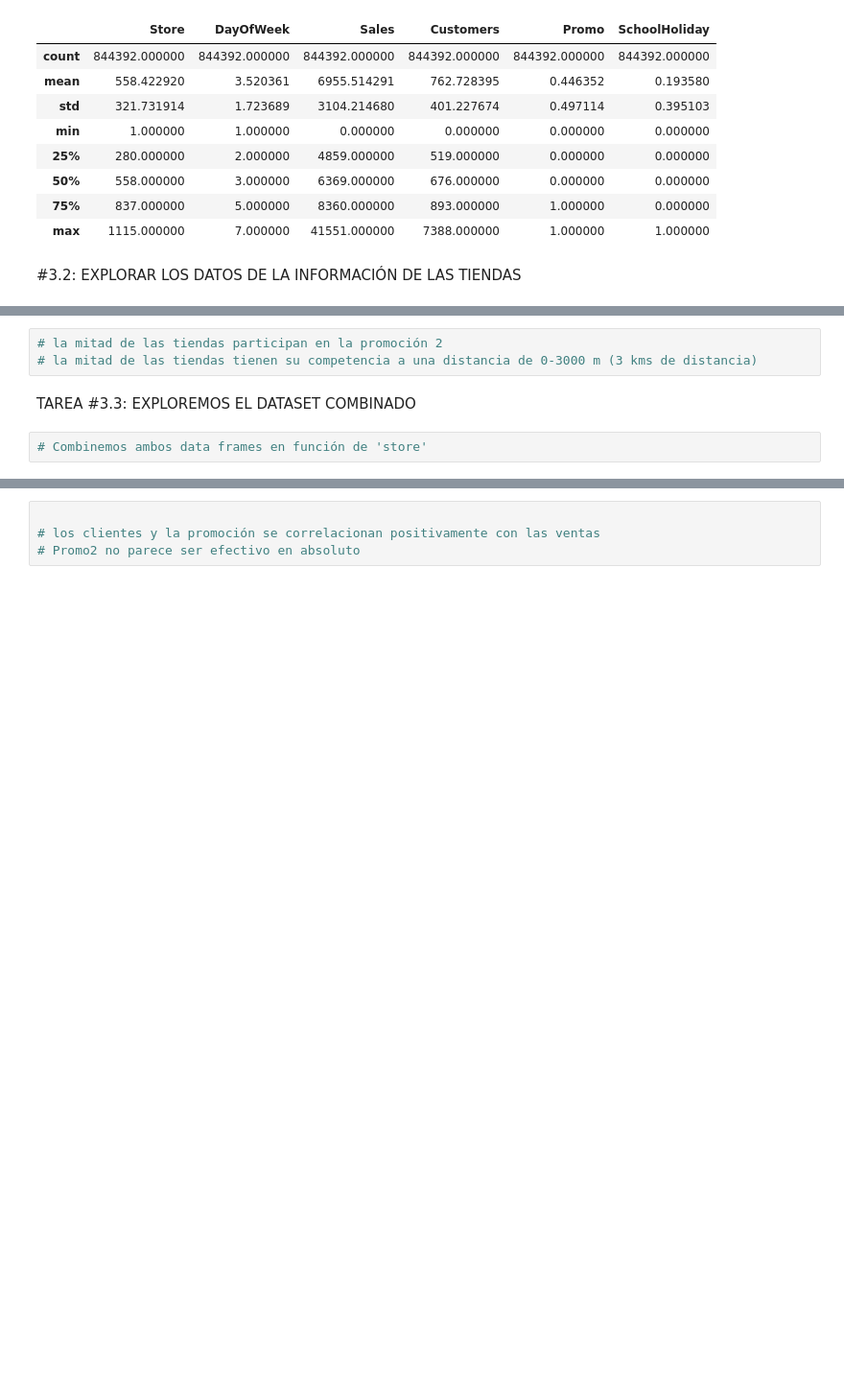
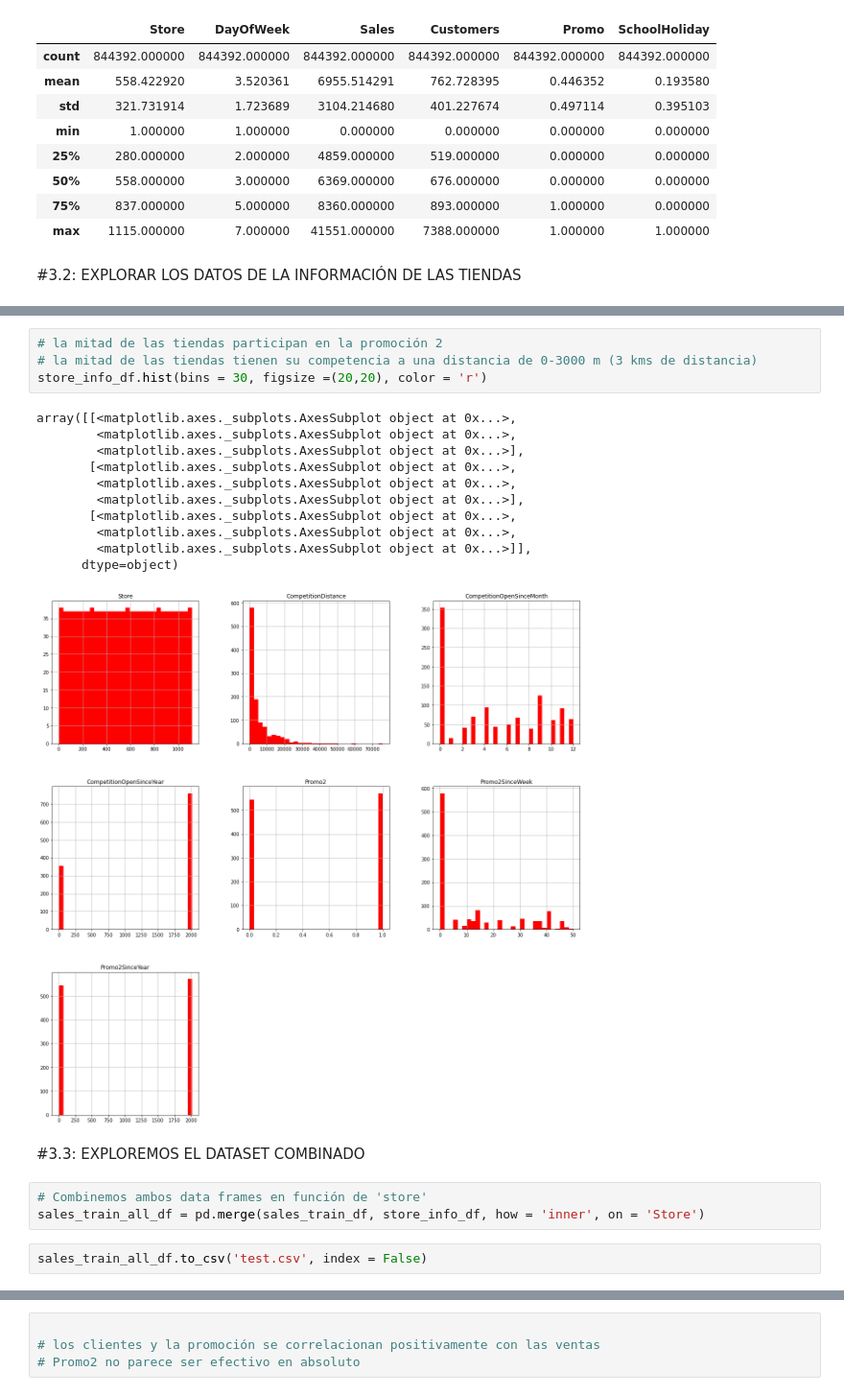
Before and after one commit to sergioarnold87/Departamento-de-Ventas-Data_Science--, a Jupyter notebook: Esqueleto_Departamento_de_Ventas.ipynb, the cells around one changed output, grey strips where cells are left out. Shown at 96% size. Cells and saved outputs as stored; diff of their text form; blank space fills up the shorter version.

```diff
--- a/Esqueleto_Departamento_de_Ventas.ipynb
+++ b/Esqueleto_Departamento_de_Ventas.ipynb
@@ -291,7 +347,23 @@ sales_train_df.describe()
 # %%
 # la mitad de las tiendas participan en la promoción 2
 # la mitad de las tiendas tienen su competencia a una distancia de 0-3000 m (3 kms de distancia)
+store_info_df.hist(bins = 30, figsize =(20,20), color = 'r')
+# %% [output]
+array([[<matplotlib.axes._subplots.AxesSubplot object at 0x...>,
+        <matplotlib.axes._subplots.AxesSubplot object at 0x...>,
+        <matplotlib.axes._subplots.AxesSubplot object at 0x...>],
+       [<matplotlib.axes._subplots.AxesSubplot object at 0x...>,
+        <matplotlib.axes._subplots.AxesSubplot object at 0x...>,
+        <matplotlib.axes._subplots.AxesSubplot object at 0x...>],
+       [<matplotlib.axes._subplots.AxesSubplot object at 0x...>,
+        <matplotlib.axes._subplots.AxesSubplot object at 0x...>,
+        <matplotlib.axes._subplots.AxesSubplot object at 0x...>]],
+      dtype=object)
+[figure, added]
 # %% [markdown]
-TAREA #3.3: EXPLOREMOS EL DATASET COMBINADO
+#3.3: EXPLOREMOS EL DATASET COMBINADO
 # %%
 # Combinemos ambos data frames en función de 'store'
+sales_train_all_df = pd.merge(sales_train_df, store_info_df, how = 'inner', on = 'Store')
+# %%
+sales_train_all_df.to_csv('test.csv', index = False)
```
Also changed, not shown: parts of 9 cells of this notebook.
